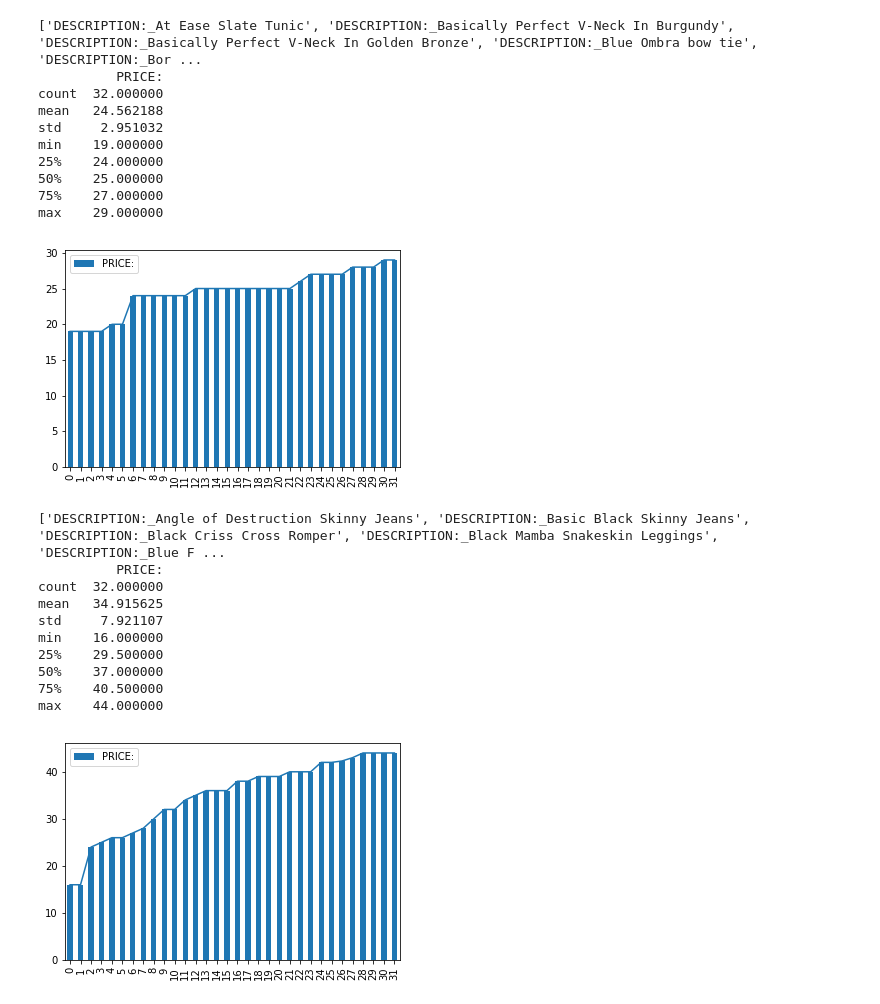
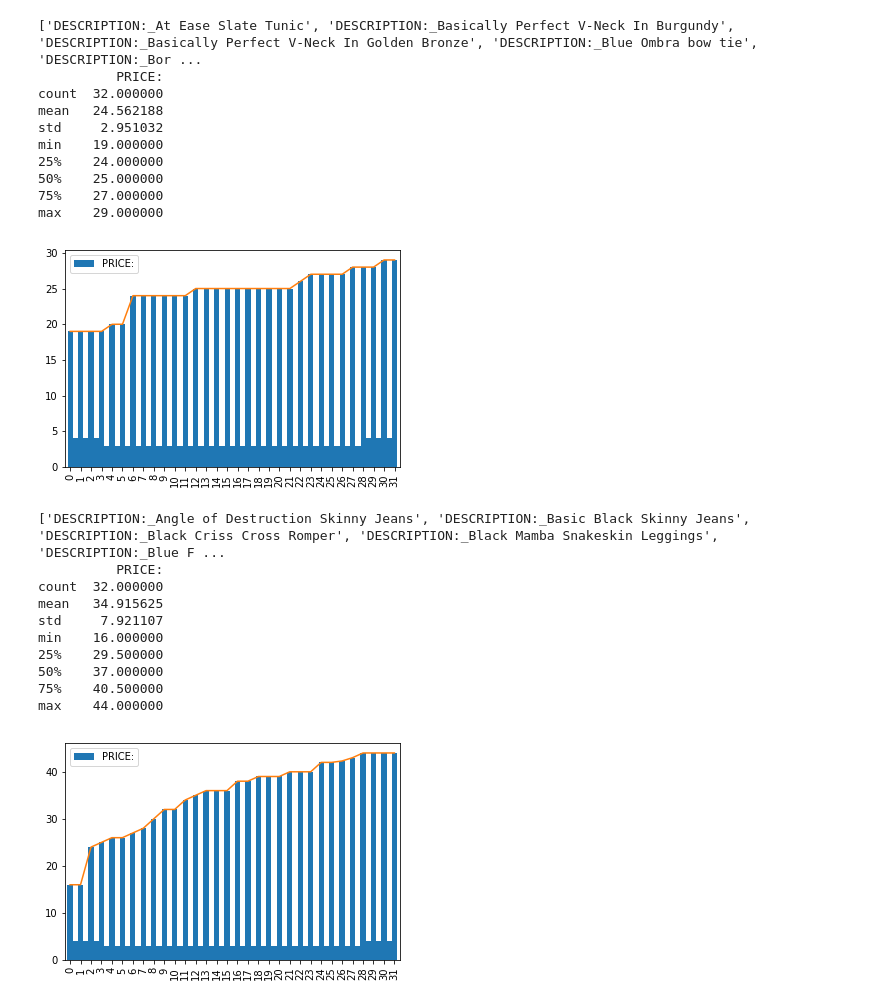
Before and after one commit to gamma-ai/shopify_AI, a Jupyter notebook: shopifai_agent.ipynb, the cells around one changed output. Saved outputs shown, nothing was run; the diff lists cells and outputs as text; code cells hidden in the pictures.

```diff
--- a/shopifai_agent.ipynb
+++ b/shopifai_agent.ipynb
@@ -10,32 +10,33 @@ from sklearn.ensemble import RandomForestRegressor
 # %%
 def read_data(data):
     data = pd.read_csv(data)
     unname = 'Unnamed: 0'
     data = data.drop(unname,axis=1)
     data = data.fillna(0.0)
     features = [f for f in list(data) if "DESCRIPTION:_" in f]
     print(features)
     data[['PRICE:']].plot.bar()
+    plt.hist([features])
     X = data[['PRICE:']]
     print(X.describe())
     y = data.drop(['PRICE:'],axis=1)
     plt.plot(X)
     plt.show()
     plt.close()
     return data,X,y
 tops = read_data('price_data/combined_data/tops_combined.csv')
 # %% [output]
 ['DESCRIPTION:_At Ease Slate Tunic', 'DESCRIPTION:_Basically Perfect V-Neck In Burgundy', 'DESCRIPTION:_Basically Perfect V-Neck In Golden Bronze', 'DESCRIPTION:_Blue Ombra bow tie', 'DESCRIPTION:_Bor ...
           PRICE:
 count  32.000000
 mean   24.562188
 std     2.951032
 min    19.000000
 25%    24.000000
 50%    25.000000
 75%    27.000000
 max    29.000000
-[figure, old version]
+[figure, new version]
 # %%
 bottoms= read_data('price_data/combined_data/bottoms_combined.csv')
 # %% [output]
@@ -49,7 +50,7 @@ min    16.000000
 50%    37.000000
 75%    40.500000
 max    44.000000
-[figure, old version]
+[figure, new version]
 # %%
 dresses = read_data('price_data/combined_data/dresses_joined.csv')
 # %% [output]
```
Also changed, not shown: parts of 9 cells of this notebook.
